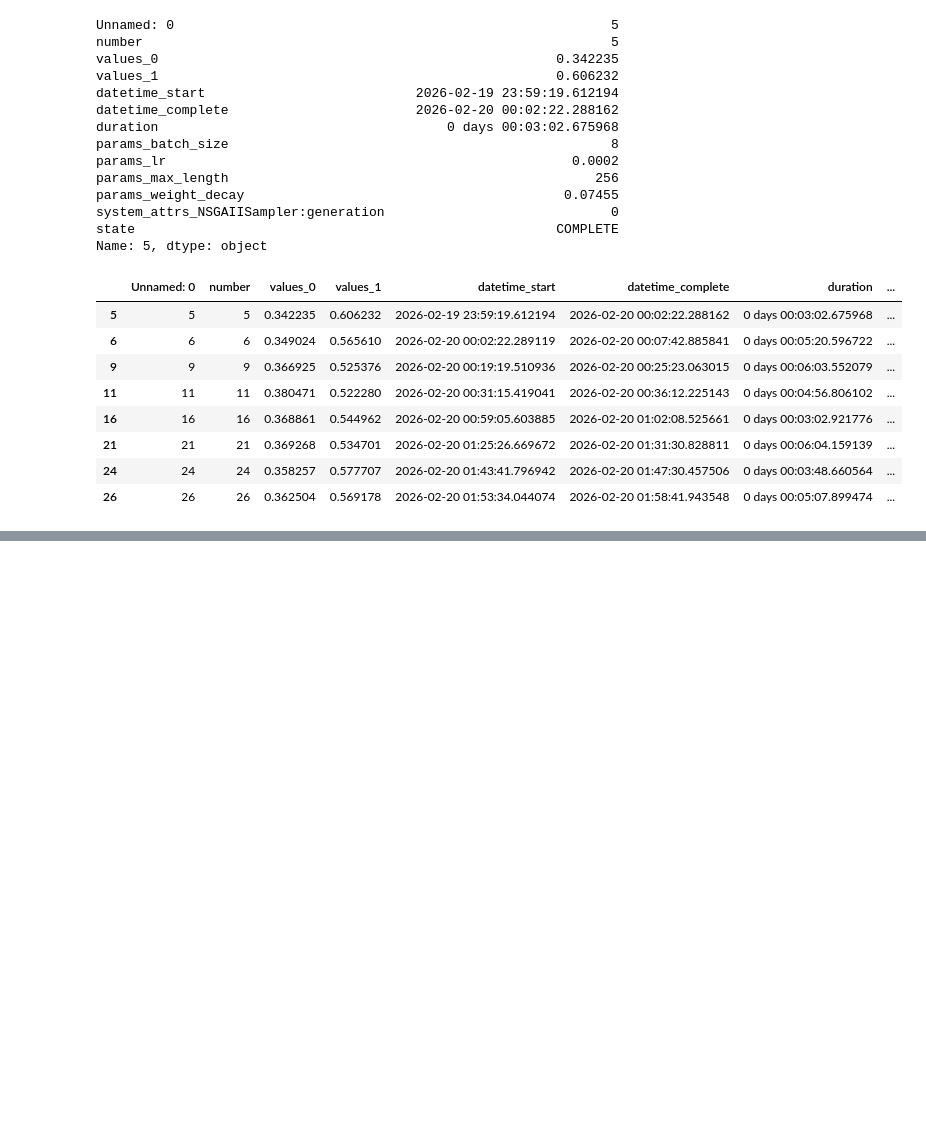
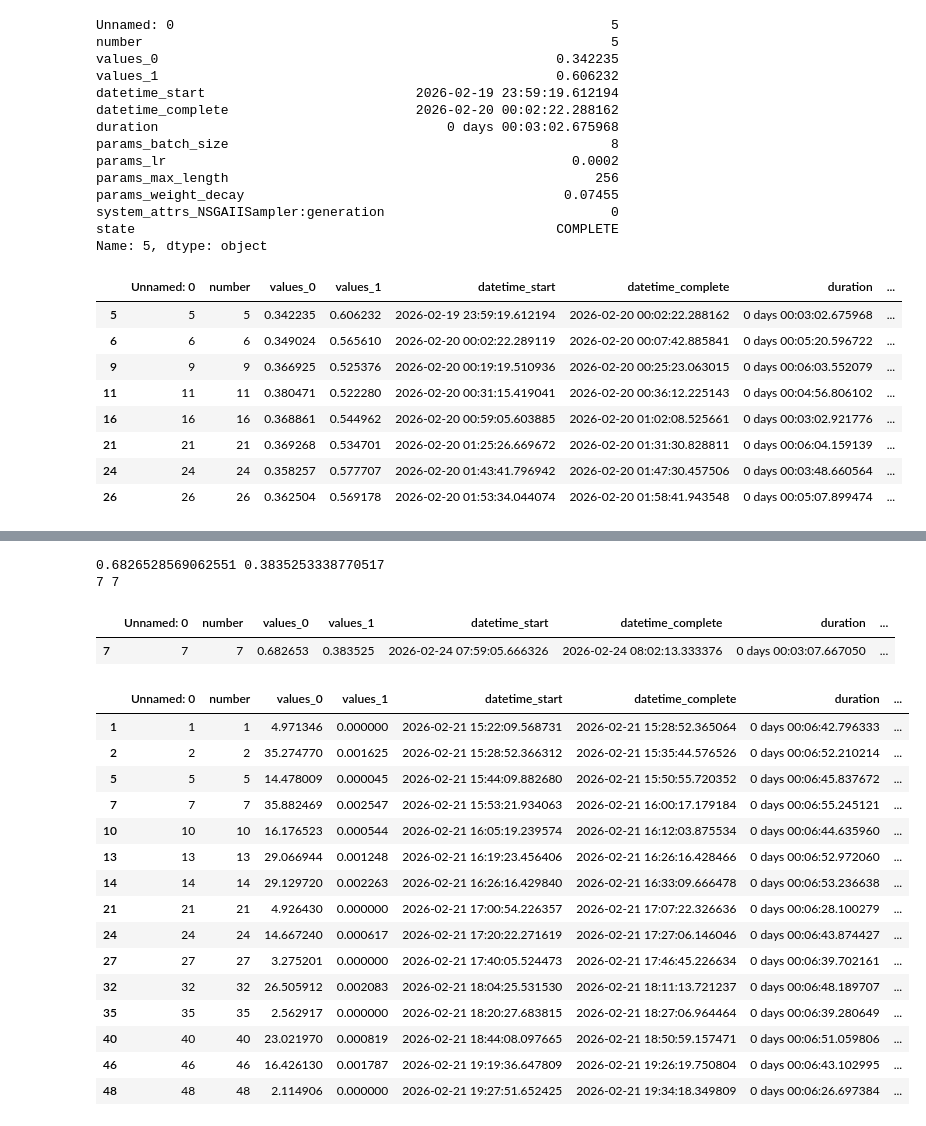
Before and after one commit to mawaskow/polianna_work, a Jupyter notebook: hyptuning.ipynb, the cells around one changed output, grey strips where cells are left out. Cells and saved outputs as stored; diff of their text form; code cells hidden in the pictures; blank space fills up the shorter version.

```diff
--- a/hyptuning.ipynb
+++ b/hyptuning.ipynb
@@ -74,0 +148,48 @@ df.iloc[[5, 6, 9, 11, 16, 21, 24, 26]]
+# %%
+l = "e"
+htype = "sghead"
+mn = "answerdotai/ModernBERT-base"
+df = pd.read_csv(f"{cwd}/results/{l}/{htype}/hyptuning_{mn.split('/')[-1]}.csv")
+el_vals = df["values_0"]
+f1_vals = df["values_1"]
+print(el_vals.min(), f1_vals.max())
+id_besteval = list(el_vals).index(el_vals.min())
+id_bestf1 = list(f1_vals).index(f1_vals.max())
+print(id_besteval,id_bestf1)
+
+df
+#df.iloc[[14,21,24,32,37,44,49]]
+#df.iloc[[2,3,17,22,24]]
+#df.iloc[[0,5,16,19,30,32]]
+#df.iloc[[21,7]]
+df.iloc[[7]]
+# %% [output]
+0.6826528569062551 0.3835253338770517
+7 7
+|  | Unnamed: 0 | number | values_0 | values_1 | datetime_start | datetime_complete | duration | ... |
+| 7 | 7 | 7 | 0.682653 | 0.383525 | 2026-02-24 07:59:05.666326 | 2026-02-24 08:02:13.333376 | 0 days 00:03:07.667050 | ... |
+# %%
+###
+l = "b"
+htype = "sghead"
+mn = "microsoft/deberta-v3-base"
+df = pd.read_csv(f"{cwd}/results/{l}/{htype}/hyptuning_{mn.split('/')[-1]}.csv")
+
+df[df["params_lr"]<0.00001]
+# %% [output]
+|  | Unnamed: 0 | number | values_0 | values_1 | datetime_start | datetime_complete | duration | ... |
+| 1 | 1 | 1 | 4.971346 | 0.000000 | 2026-02-21 15:22:09.568731 | 2026-02-21 15:28:52.365064 | 0 days 00:06:42.796333 | ... |
+| 2 | 2 | 2 | 35.274770 | 0.001625 | 2026-02-21 15:28:52.366312 | 2026-02-21 15:35:44.576526 | 0 days 00:06:52.210214 | ... |
+| 5 | 5 | 5 | 14.478009 | 0.000045 | 2026-02-21 15:44:09.882680 | 2026-02-21 15:50:55.720352 | 0 days 00:06:45.837672 | ... |
+| 7 | 7 | 7 | 35.882469 | 0.002547 | 2026-02-21 15:53:21.934063 | 2026-02-21 16:00:17.179184 | 0 days 00:06:55.245121 | ... |
+| 10 | 10 | 10 | 16.176523 | 0.000544 | 2026-02-21 16:05:19.239574 | 2026-02-21 16:12:03.875534 | 0 days 00:06:44.635960 | ... |
+| 13 | 13 | 13 | 29.066944 | 0.001248 | 2026-02-21 16:19:23.456406 | 2026-02-21 16:26:16.428466 | 0 days 00:06:52.972060 | ... |
+| 14 | 14 | 14 | 29.129720 | 0.002263 | 2026-02-21 16:26:16.429840 | 2026-02-21 16:33:09.666478 | 0 days 00:06:53.236638 | ... |
+| 21 | 21 | 21 | 4.926430 | 0.000000 | 2026-02-21 17:00:54.226357 | 2026-02-21 17:07:22.326636 | 0 days 00:06:28.100279 | ... |
+| 24 | 24 | 24 | 14.667240 | 0.000617 | 2026-02-21 17:20:22.271619 | 2026-02-21 17:27:06.146046 | 0 days 00:06:43.874427 | ... |
+| 27 | 27 | 27 | 3.275201 | 0.000000 | 2026-02-21 17:40:05.524473 | 2026-02-21 17:46:45.226634 | 0 days 00:06:39.702161 | ... |
+| 32 | 32 | 32 | 26.505912 | 0.002083 | 2026-02-21 18:04:25.531530 | 2026-02-21 18:11:13.721237 | 0 days 00:06:48.189707 | ... |
+| 35 | 35 | 35 | 2.562917 | 0.000000 | 2026-02-21 18:20:27.683815 | 2026-02-21 18:27:06.964464 | 0 days 00:06:39.280649 | ... |
+| 40 | 40 | 40 | 23.021970 | 0.000819 | 2026-02-21 18:44:08.097665 | 2026-02-21 18:50:59.157471 | 0 days 00:06:51.059806 | ... |
+| 46 | 46 | 46 | 16.426130 | 0.001787 | 2026-02-21 19:19:36.647809 | 2026-02-21 19:26:19.750804 | 0 days 00:06:43.102995 | ... |
+| 48 | 48 | 48 | 2.114906 | 0.000000 | 2026-02-21 19:27:51.652425 | 2026-02-21 19:34:18.349809 | 0 days 00:06:26.697384 | ... |
```
Also changed, not shown: parts of 3 cells of this notebook, 17 other files.
